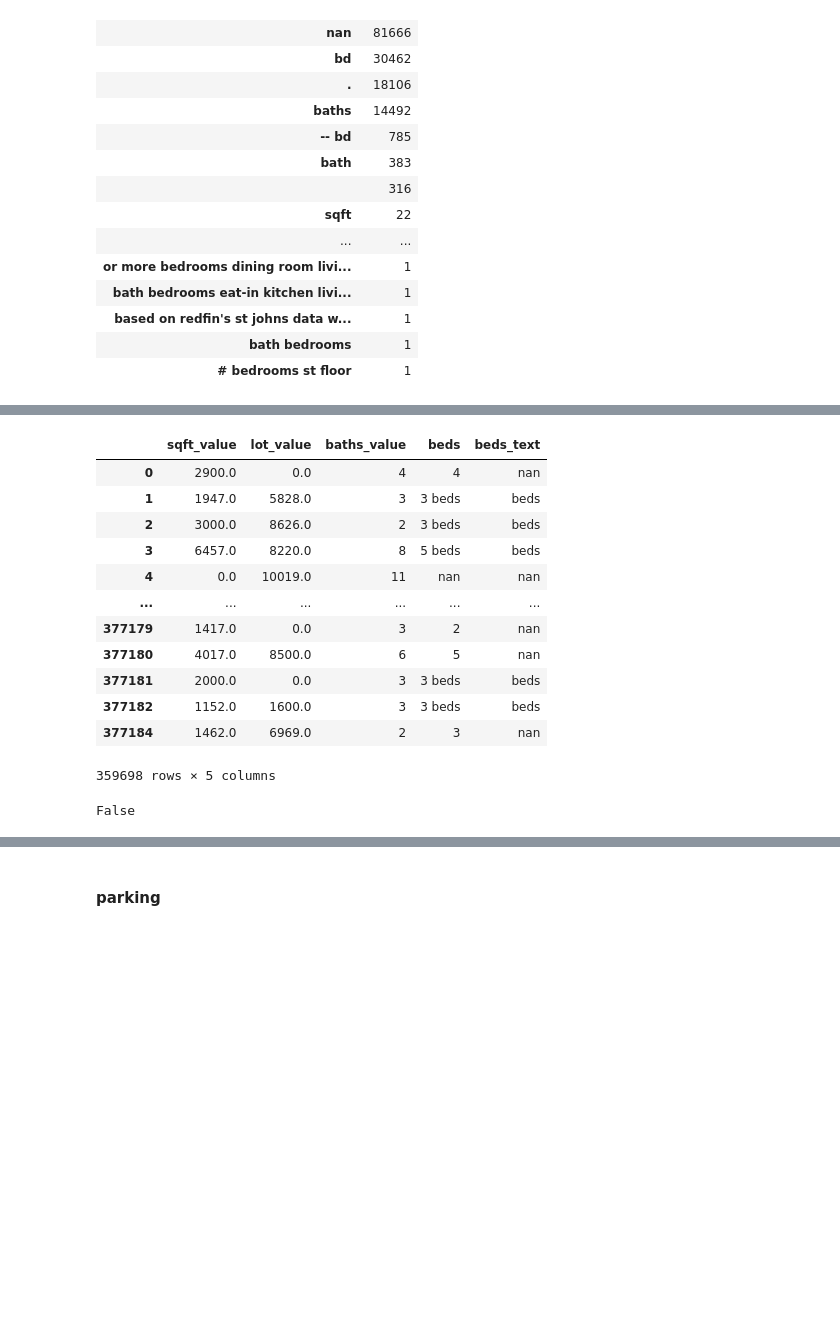
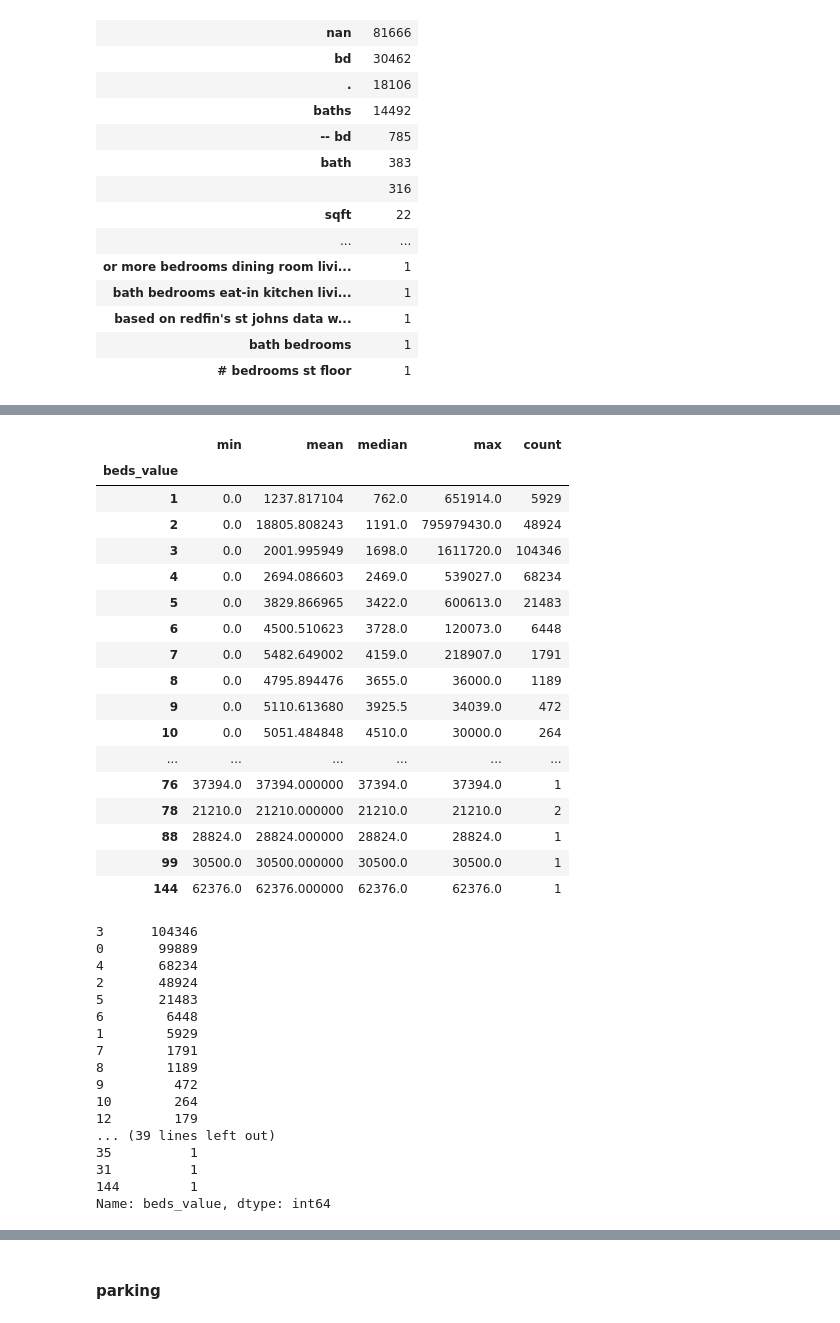
Before and after one commit to SeregeiKroupen/SF, a Jupyter notebook: final_project/Final_project.ipynb, the cells around one changed output, grey strips where cells are left out. Saved outputs shown, nothing was run; the diff lists cells and outputs as text; code cells hidden in the pictures; blank space fills up the shorter version.

```diff
--- a/final_project/Final_project.ipynb
+++ b/final_project/Final_project.ipynb
@@ -764,6 +745,7 @@ Pinball Loss: 18835.44, over_pricing: 0.50%, mean over pricing: 37328
 # accuracy = 95.69, MAPE 635.86%, SMAPE 3.46%, MAE 5_086_434, PL 18_835,  op 37328, up 64454
 # %%
 # Decide to drop records (about 14K records)
+drop_records = (data.sqft_value!=0)|(data.lot_value!=0)
 data = data[drop_records]
 # %%
 del baths
@@ -823,16 +802,11 @@ pattern = []
 # %%
-#
-#
-#
-#
-key_text=[' beds', ' bd', '.', 'nan', ' ']
+key_text = ' beds bd.nan'
 for item in tqdm(beds.index):
+
     record = beds.loc[item,:]
-
-#    sqft, lot, = record.sqft_value, record.lot_value
     value, value_text = record.beds, record.beds_text
 
-    if value_text in key_text:
+    if re.search(value_text, key_text):
         value = find_number(value)
     else:
         value = 0
@@ -841,23 +835,41 @@ for item in tqdm(beds.index):
+# %%
+beds[beds.beds_value>0].groupby('beds_value')['sqft_value'].agg(['min', 'mean', 'median', 'max', 'count'])
+# %% [output]
+|  | min | mean | median | max | count |
+| beds_value |  |  |  |  |  |
+| 1 | 0.0 | 1237.817104 | 762.0 | 651914.0 | 5929 |
+| 2 | 0.0 | 18805.808243 | 1191.0 | 795979430.0 | 48924 |
+| 3 | 0.0 | 2001.995949 | 1698.0 | 1611720.0 | 104346 |
+| 4 | 0.0 | 2694.086603 | 2469.0 | 539027.0 | 68234 |
+| 5 | 0.0 | 3829.866965 | 3422.0 | 600613.0 | 21483 |
+| 6 | 0.0 | 4500.510623 | 3728.0 | 120073.0 | 6448 |
+| 7 | 0.0 | 5482.649002 | 4159.0 | 218907.0 | 1791 |
+| 8 | 0.0 | 4795.894476 | 3655.0 | 36000.0 | 1189 |
+| 9 | 0.0 | 5110.613680 | 3925.5 | 34039.0 | 472 |
+| 10 | 0.0 | 5051.484848 | 4510.0 | 30000.0 | 264 |
+| ... | ... | ... | ... | ... | ... |
+| 76 | 37394.0 | 37394.000000 | 37394.0 | 37394.0 | 1 |
+| 78 | 21210.0 | 21210.000000 | 21210.0 | 21210.0 | 2 |
+| 88 | 28824.0 | 28824.000000 | 28824.0 | 28824.0 | 1 |
+| 99 | 30500.0 | 30500.000000 | 30500.0 | 30500.0 | 1 |
+| 144 | 62376.0 | 62376.000000 | 62376.0 | 62376.0 | 1 |
 # %%
-beds
+beds.beds_value.value_counts(())
 # %% [output]
-|  | sqft_value | lot_value | baths_value | beds | beds_text |
-| 0 | 2900.0 | 0.0 | 4 | 4 | nan |
-| 1 | 1947.0 | 5828.0 | 3 | 3 beds | beds |
-| 2 | 3000.0 | 8626.0 | 2 | 3 beds | beds |
-| 3 | 6457.0 | 8220.0 | 8 | 5 beds | beds |
-| 4 | 0.0 | 10019.0 | 11 | nan | nan |
-| ... | ... | ... | ... | ... | ... |
-| 377179 | 1417.0 | 0.0 | 3 | 2 | nan |
-| 377180 | 4017.0 | 8500.0 | 6 | 5 | nan |
-| 377181 | 2000.0 | 0.0 | 3 | 3 beds | beds |
-| 377182 | 1152.0 | 1600.0 | 3 | 3 beds | beds |
-| 377184 | 1462.0 | 6969.0 | 2 | 3 | nan |
-359698 rows × 5 columns
+3      104346
+0       99889
+4       68234
+2       48924
+5       21483
+6        6448
+1        5929
+7        1791
+8        1189
+9         472
+10        264
+12        179
+... (39 lines left out)
+35          1
+31          1
+144         1
+Name: beds_value, dtype: int64
-# %%
-pattern = ' beds bd.nan'
-qq = '. acres'
-key_text=[' beds', ' bd', '.', 'nan', ' ']
-re.search(pattern, qq)
-# %% [output]
-False
```
Also changed, not shown: parts of 45 cells of this notebook, 4 other files.
